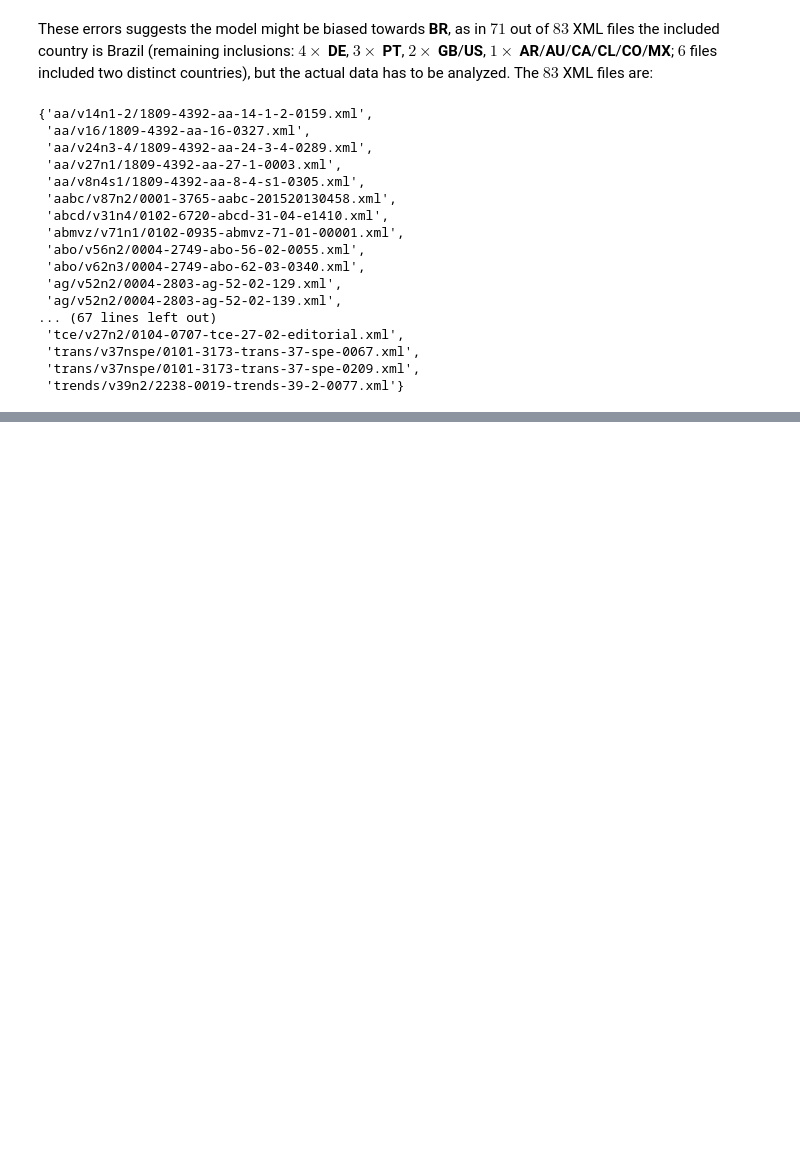
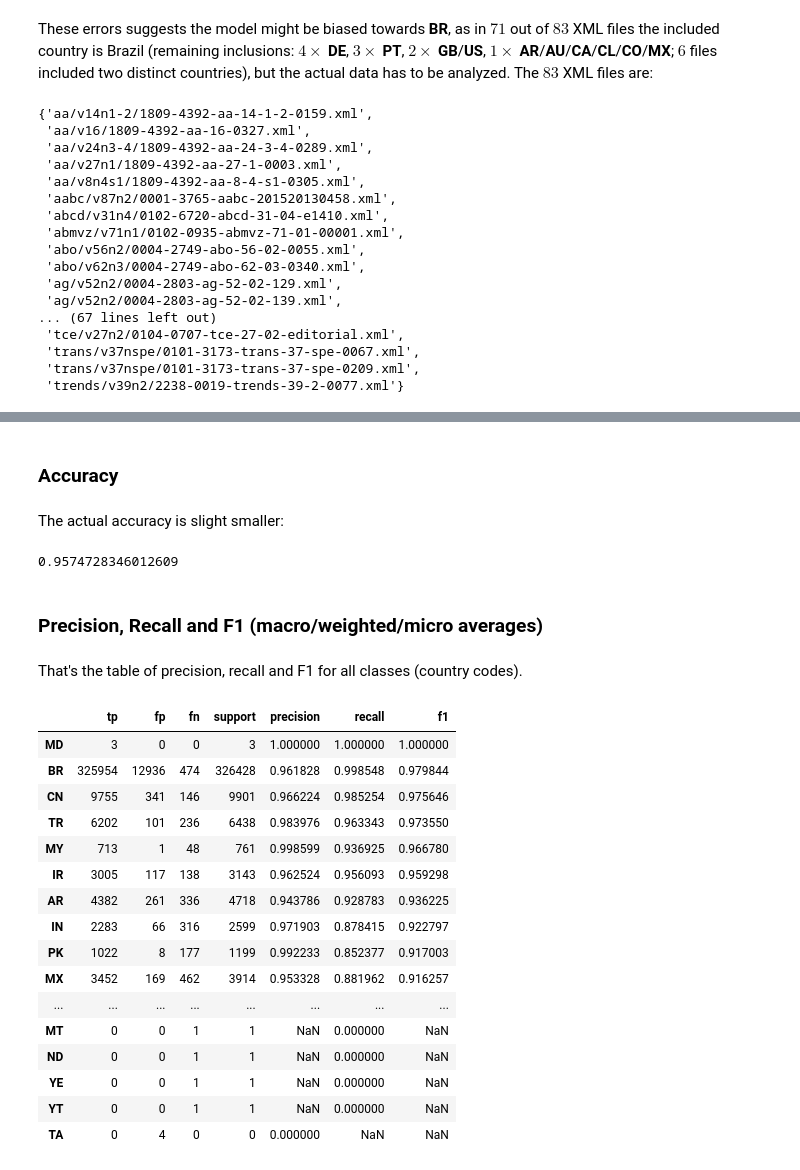
Before and after one commit to scieloorg/normalizations-experiments, a Jupyter notebook: experiments_2019-05_w2v_evaluation.ipynb, the cells around one changed output, grey strips where cells are left out. Cells and saved outputs as stored; diff of their text form; code cells hidden in the pictures; blank space fills up the shorter version.

```diff
--- a/experiments_2019-05_w2v_evaluation.ipynb
+++ b/experiments_2019-05_w2v_evaluation.ipynb
@@ -735,0 +742,4 @@ set(mixed_sets_match.index[~mixed_sets_match])
+# %%
+with open("inner_join_2018-06-04_filenames.txt") as train_filenames_txt_file:
+    train_filenames = [line.strip() for line in train_filenames_txt_file]
+len(train_filenames)
@@ -735,0 +752,3 @@ set(mixed_sets_match.index[~mixed_sets_match])
+# %%
+dataset_new = dataset_filled[~dataset_filled["filename"].isin(train_filenames)]
+dataset_new.head()
@@ -735,0 +783,44 @@ set(mixed_sets_match.index[~mixed_sets_match])
+# %% [markdown]
+### Accuracy
+# %% [markdown]
+The actual accuracy is slight smaller:
+# %%
+results_new = dataset_new["predicted"] == dataset_new["expected"]
+results_new.mean()
+# %% [output]
+0.9574728346012609
+# %% [markdown]
+### Precision, Recall and F1 (macro/weighted/micro averages)
+# %% [markdown]
+That's the table of precision, recall and F1 for all classes (country codes).
+# %%
+full_results_new = pd.DataFrame({
+    "tp": dataset_new[results_new].groupby("expected").size(),
+    "fp": dataset_new[~results_new].groupby("predicted").size(),
+    "fn": dataset_new[~results_new].groupby("expected").size(),
+}).fillna(0).astype(int).assign(
+    support=lambda df: df["tp"] + df["fn"],
+    precision=lambda df: df["tp"] / (df["tp"] + df["fp"]),
+    recall=lambda df: df["tp"] / (df["tp"] + df["fn"]),
+).assign(
+    f1=lambda df: 2 / (1 / df["precision"] + 1 / df["recall"]),
+).sort_values(["f1", "support", "tp"], ascending=False)
+full_results_new
+# %% [output]
+|  | tp | fp | fn | support | precision | recall | f1 |
+| MD | 3 | 0 | 0 | 3 | 1.000000 | 1.000000 | 1.000000 |
+| BR | 325954 | 12936 | 474 | 326428 | 0.961828 | 0.998548 | 0.979844 |
+| CN | 9755 | 341 | 146 | 9901 | 0.966224 | 0.985254 | 0.975646 |
+| TR | 6202 | 101 | 236 | 6438 | 0.983976 | 0.963343 | 0.973550 |
+| MY | 713 | 1 | 48 | 761 | 0.998599 | 0.936925 | 0.966780 |
+| IR | 3005 | 117 | 138 | 3143 | 0.962524 | 0.956093 | 0.959298 |
+| AR | 4382 | 261 | 336 | 4718 | 0.943786 | 0.928783 | 0.936225 |
+| IN | 2283 | 66 | 316 | 2599 | 0.971903 | 0.878415 | 0.922797 |
+| PK | 1022 | 8 | 177 | 1199 | 0.992233 | 0.852377 | 0.917003 |
+| MX | 3452 | 169 | 462 | 3914 | 0.953328 | 0.881962 | 0.916257 |
+| ... | ... | ... | ... | ... | ... | ... | ... |
+| MT | 0 | 0 | 1 | 1 | NaN | 0.000000 | NaN |
+| ND | 0 | 0 | 1 | 1 | NaN | 0.000000 | NaN |
+| YE | 0 | 0 | 1 | 1 | NaN | 0.000000 | NaN |
+| YT | 0 | 0 | 1 | 1 | NaN | 0.000000 | NaN |
+| TA | 0 | 4 | 0 | 0 | 0.000000 | NaN | NaN |
```
Also changed, not shown: parts of 18 cells of this notebook.
